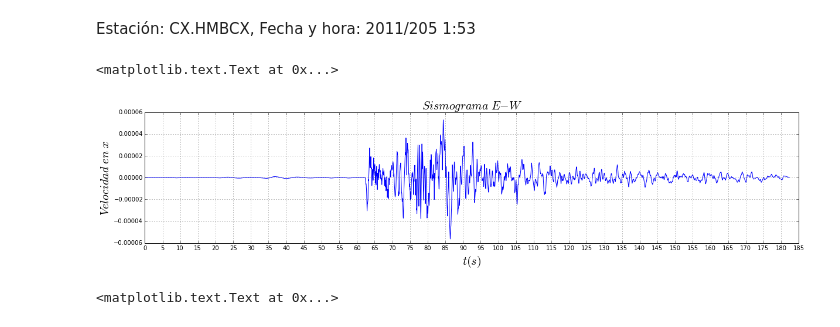
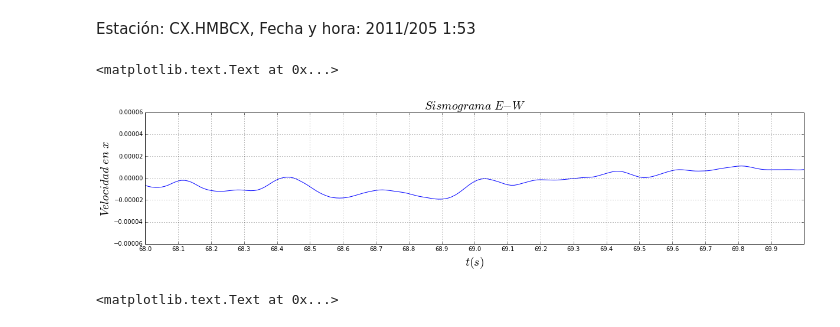
Before and after one commit to auracuervog/Sismologia20151, a Jupyter notebook: Tarea2/Sismogramas_evento1.ipynb, the cells around one changed output. Cells and saved outputs as stored; diff of their text form; code cells hidden in the pictures.

```diff
--- a/Tarea2/Sismogramas_evento1.ipynb
+++ b/Tarea2/Sismogramas_evento1.ipynb
@@ -18,25 +18,27 @@ Estación: CX.HMBCX, Fecha y hora: 2011/205 1:53
 # %%
 datos1e = loadtxt('CX.HMBCX..HHE.D.2011.205.01.53.32.SAC.deco.int.dat')
 vel1e = datos1e[:,1]
 t1e = datos1e[:,0]
 
 datos1n = loadtxt('CX.HMBCX..HHN.D.2011.205.01.53.27.SAC.deco.int.dat')
 vel1n = datos1n[:,1]
 t1n = datos1n[:,0]
 
 fig = plt.figure()
 ax = fig.gca()
 fig.set_size_inches(20,4)
 plot(t1e, vel1e)
-ax.set_xticks(np.arange(0,186,5))
-xlim([0,185])
+ax.set_xticks(np.arange(68,70,.1))
+xlim([68,70])
+#ax.set_xticks(np.arange(0,186,5))
+#xlim([0,185])
 grid()
 xlabel(r'$t (s)$', fontsize=20)
 ylabel(r'$Velocidad \ en \ x$', fontsize=20)
 title(r'$Sismograma \ E-W$', fontsize=20)
 # %% [output]
 <matplotlib.text.Text at 0x...>
-[figure, old version]
+[figure, new version]
 # %%
 fig2 = plt.figure()
 ax2 = fig2.gca()
```
Also changed, not shown: parts of 3 cells of this notebook, 6 other files.
